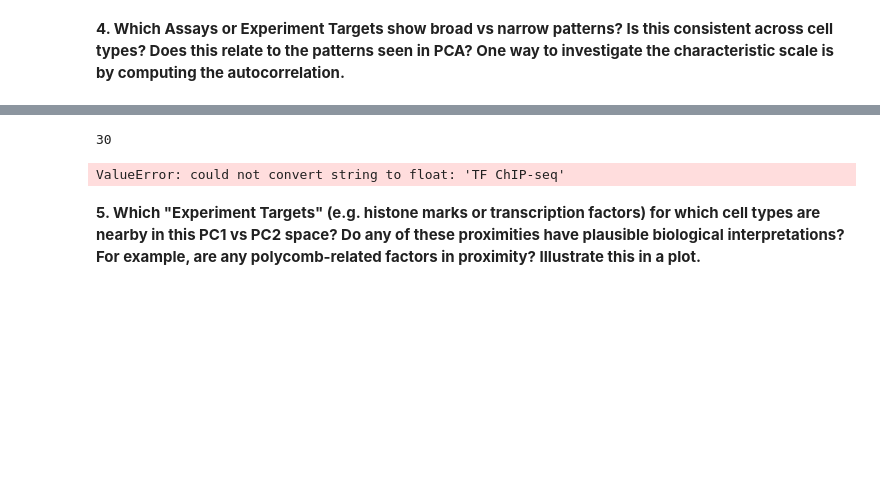
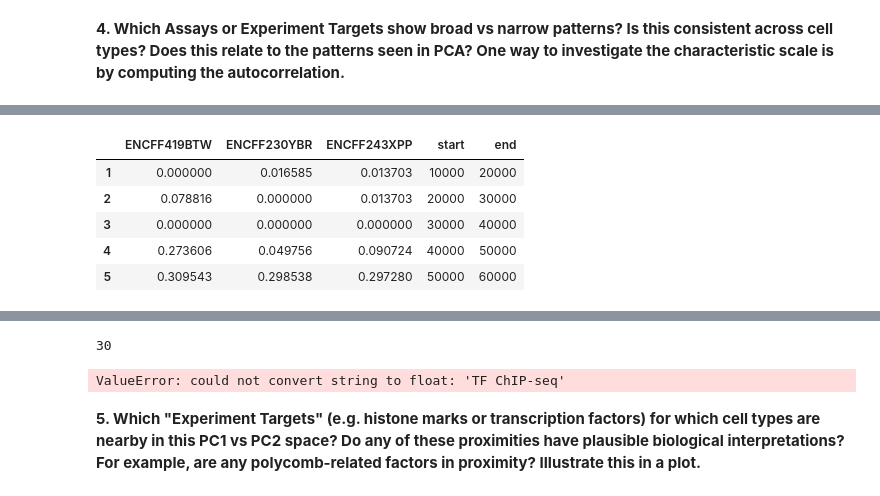
Before and after one commit to Fudenberg-Research-Group/qbio577_fall2022, a Jupyter notebook: encode-bigwig-eda.ipynb, the cells around one changed output, grey strips where cells are left out. Cells and saved outputs as stored; diff of their text form; code cells hidden in the pictures; blank space fills up the shorter version.

```diff
--- a/encode-bigwig-eda.ipynb
+++ b/encode-bigwig-eda.ipynb
@@ -210,0 +241,9 @@ def plot_pca( pca ,
+# %%
+sub[1:6]
+# %% [output]
+|  | ENCFF419BTW | ENCFF230YBR | ENCFF243XPP | start | end |
+| 1 | 0.000000 | 0.016585 | 0.013703 | 10000 | 20000 |
+| 2 | 0.078816 | 0.000000 | 0.013703 | 20000 | 30000 |
+| 3 | 0.000000 | 0.000000 | 0.000000 | 30000 | 40000 |
+| 4 | 0.273606 | 0.049756 | 0.090724 | 40000 | 50000 |
+| 5 | 0.309543 | 0.298538 | 0.297280 | 50000 | 60000 |
```
Also changed, not shown: parts of 25 cells of this notebook.
